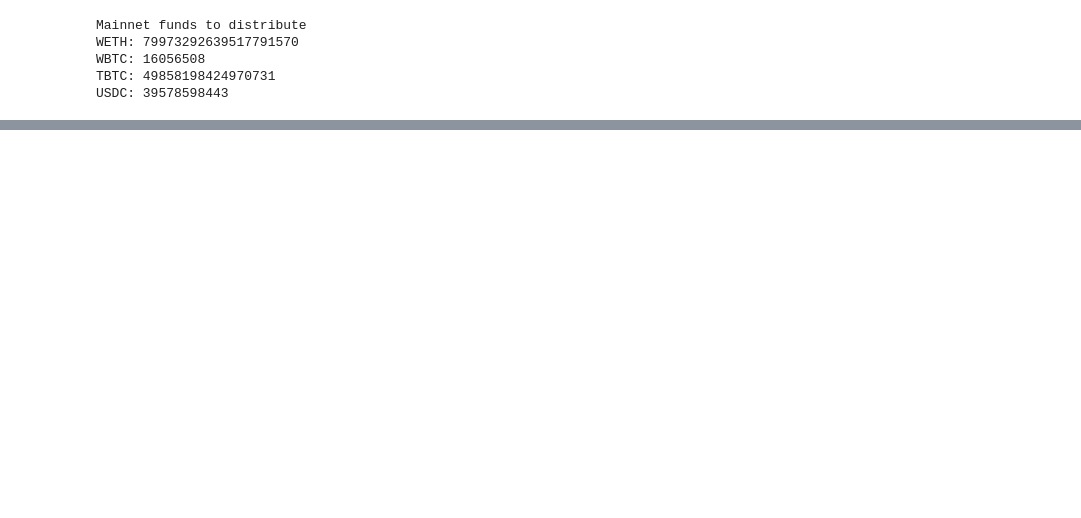
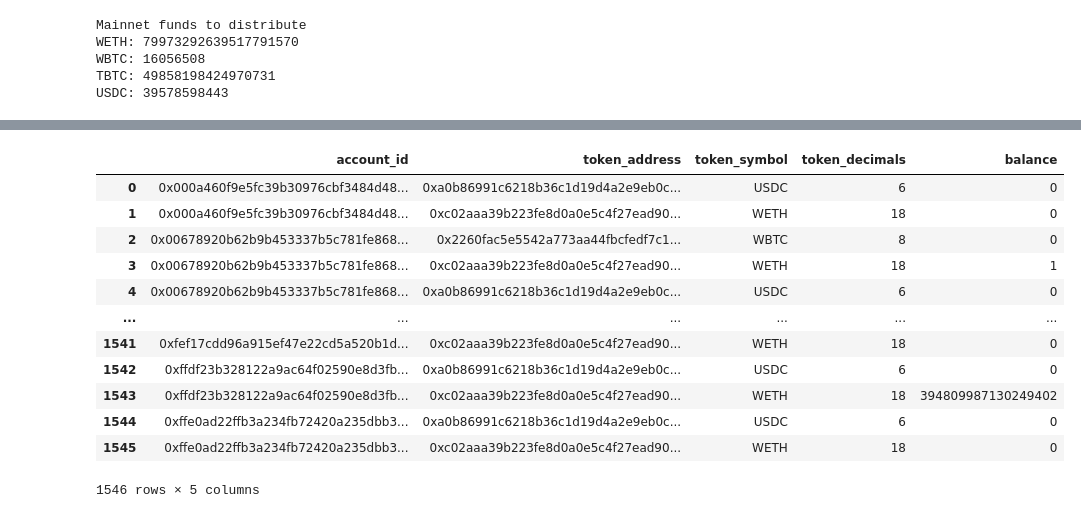
Before and after one commit to panoptic-labs/whitehat_disbursement, a Jupyter notebook: whitehat_hack_disbursement.ipynb, the cells around one changed output, grey strips where cells are left out. Drawn from its saved outputs; the diff is of its cells as text; code cells hidden in the pictures; blank space fills up the shorter version.

Commit message:
add snapshot methodology to balances dir + update notebook to read/write from balances dir

```diff
--- a/whitehat_hack_disbursement.ipynb
+++ b/whitehat_hack_disbursement.ipynb
@@ -999,7 +1097,7 @@ def calculate_user_funds_at_time_of_rescue(panoptic_pool_accounts, share_prices_
     account_funds_per_panoptic_pool = []
 
     for i, ppa in enumerate(panoptic_pool_accounts):
-        if i % 5 == 0:
+        if i % 25 == 0:
             print(f'Processing pool account {i}')
 
         panoptic_pool_id = ppa['panopticPool']['id']
@@ -1037,7 +1135,6 @@ def calculate_user_funds_at_time_of_rescue(panoptic_pool_accounts, share_prices_
             ppa['nlv0'] = 0
             ppa['nlv1'] = 0
         else:
-            print('position_id_list: ', position_id_list)
             # TODO: if collateral is stableocin and has no assets, can just use that stablecoin value directly
             nlv = panoptic_query_contract.functions.getNetLiquidationValue(
                 panoptic_pool_address,
@@ -1134,10 +1246,12 @@ print('# of ppas at block t', len(panoptic_pool_accounts))
 # %%
-# TODO: use multicall inside these funcs' rpc queries to speed them up
-share_prices_per_panoptic_pool = get_share_prices_per_panoptic_pool(panoptic_pool_accounts, block=t, chain_id=1)
-oracle_ticks_per_panoptic_pool = get_oracle_ticks_per_panoptic_pool(panoptic_pool_accounts, block=t, chain_id=1)
-# twap_ticks_per_panoptic_pool = get_twap_ticks_per_panoptic_pool(panoptic_pool_accounts, block, chain_id)
+chain_to_panoptic_pool_to_share_prices = {}
+chain_to_panoptic_pool_to_oracle_ticks = {}
+
+for chain_id in panoptic_chains:
+    t = chain_to_whitehat_blocks[chain_id] - 1
+
+    # TODO: use multicall inside these funcs' rpc queries to speed them up
+    share_prices_per_panoptic_pool = get_share_prices_per_panoptic_pool(panoptic_pool_accounts_per_chain[chain_id], block=t, chain_id=chain_id)
+    oracle_ticks_per_panoptic_pool = get_oracle_ticks_per_panoptic_pool(panoptic_pool_accounts_per_chain[chain_id], block=t, chain_id=chain_id)
+    chain_to_panoptic_pool_to_share_prices[chain_id] = share_prices_per_panoptic_pool
+    chain_to_panoptic_pool_to_oracle_ticks[chain_id] = oracle_ticks_per_panoptic_pool
-# %%
-
-# [one,two,three,four,five] = oracle_ticks_per_panoptic_pool['0x000000000000305b8621e2475aee38ab5721d525']
-account_funds_per_panoptic_pool = calculate_user_funds_at_time_of_rescue(panoptic_pool_accounts, share_prices_per_panoptic_pool, oracle_ticks_per_panoptic_pool, block=t, chain_id=1)
-print('Done processing {} panoptic pool accounts'.format(len(panoptic_pool_accounts)))
@@ -1225,0 +1258,8 @@ net_balances
+# %%
+chain_to_panoptic_pool_to_account_funds = {}
+for chain_id in panoptic_chains:
+    account_funds_per_panoptic_pool = calculate_user_funds_at_time_of_rescue(panoptic_pool_accounts_per_chain[chain_id], chain_to_panoptic_pool_to_share_prices[chain_id], chain_to_panoptic_pool_to_oracle_ticks[chain_id], block=t, chain_id=chain_id)
+
+    chain_to_panoptic_pool_to_account_funds[chain_id] = account_funds_per_panoptic_pool
+
+    print('Done processing {} panoptic pool accounts on chain id: {}'.format(len(panoptic_pool_accounts_per_chain[chain_id]), chain_id))
@@ -1226 +1355,23 @@ net_balances
+# %%
+# Find leftover tokens that users had which are not in the set of tokens we have in our safe
+chain_to_df = {}
+for chain_id in panoptic_chains:  # Mainnet and Arbitrum
+    df = pd.read_csv(f'balances/{chain_id_to_chain_name[chain_id]}_balances.csv')
+    chain_to_df[chain_id] = df
+
+chain_to_df[1]
+# %% [output]
+|  | account_id | token_address | token_symbol | token_decimals | balance |
+| 0 | 0x000a460f9e5fc39b30976cbf3484d48... | 0xa0b86991c6218b36c1d19d4a2e9eb0c... | USDC | 6 | 0 |
+| 1 | 0x000a460f9e5fc39b30976cbf3484d48... | 0xc02aaa39b223fe8d0a0e5c4f27ead90... | WETH | 18 | 0 |
+| 2 | 0x00678920b62b9b453337b5c781fe868... | 0x2260fac5e5542a773aa44fbcfedf7c1... | WBTC | 8 | 0 |
+| 3 | 0x00678920b62b9b453337b5c781fe868... | 0xc02aaa39b223fe8d0a0e5c4f27ead90... | WETH | 18 | 1 |
+| 4 | 0x00678920b62b9b453337b5c781fe868... | 0xa0b86991c6218b36c1d19d4a2e9eb0c... | USDC | 6 | 0 |
+| ... | ... | ... | ... | ... | ... |
+| 1541 | 0xfef17cdd96a915ef47e22cd5a520b1d... | 0xc02aaa39b223fe8d0a0e5c4f27ead90... | WETH | 18 | 0 |
+| 1542 | 0xffdf23b328122a9ac64f02590e8d3fb... | 0xa0b86991c6218b36c1d19d4a2e9eb0c... | USDC | 6 | 0 |
+| 1543 | 0xffdf23b328122a9ac64f02590e8d3fb... | 0xc02aaa39b223fe8d0a0e5c4f27ead90... | WETH | 18 | 394809987130249402 |
+| 1544 | 0xffe0ad22ffb3a234fb72420a235dbb3... | 0xa0b86991c6218b36c1d19d4a2e9eb0c... | USDC | 6 | 0 |
+| 1545 | 0xffe0ad22ffb3a234fb72420a235dbb3... | 0xc02aaa39b223fe8d0a0e5c4f27ead90... | WETH | 18 | 0 |
+1546 rows × 5 columns
 # %%
```
Also changed, not shown: parts of 16 cells of this notebook, 2 other files.
